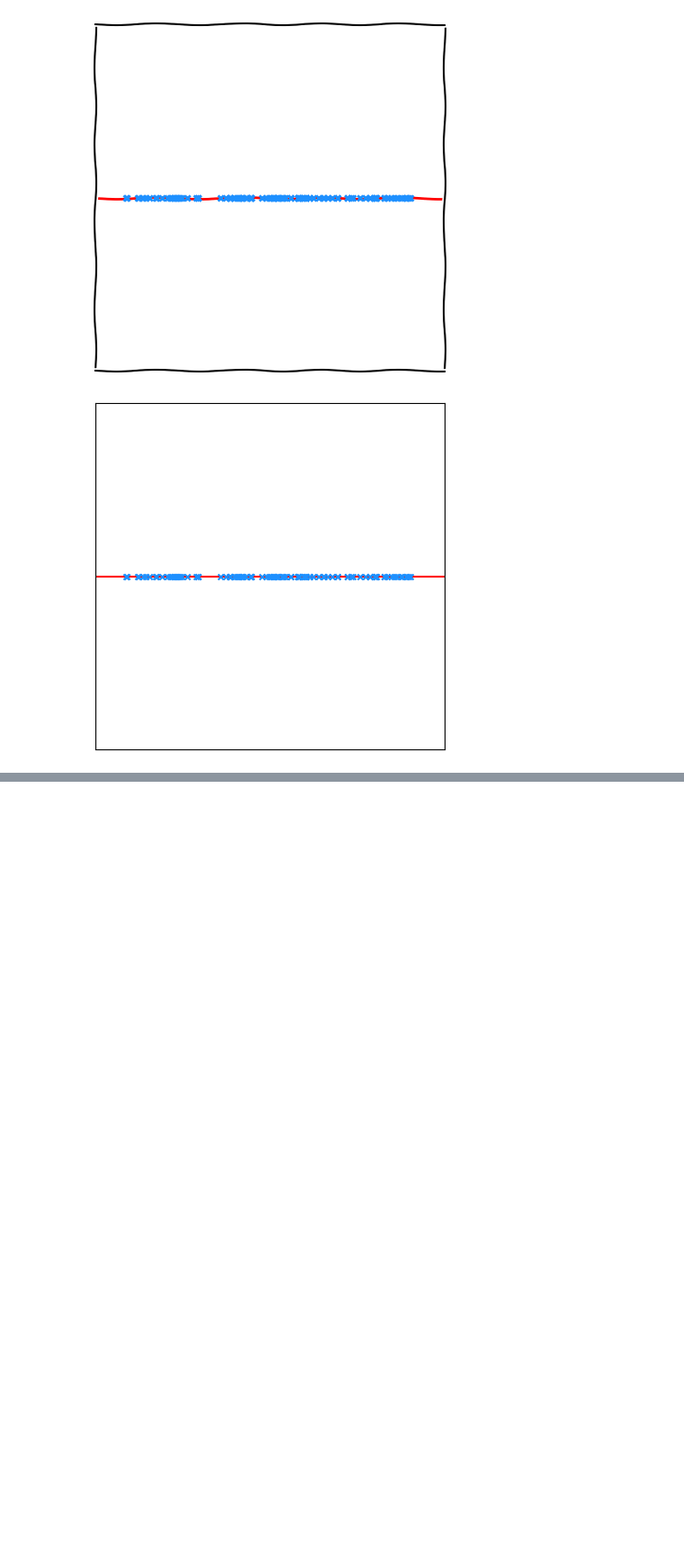
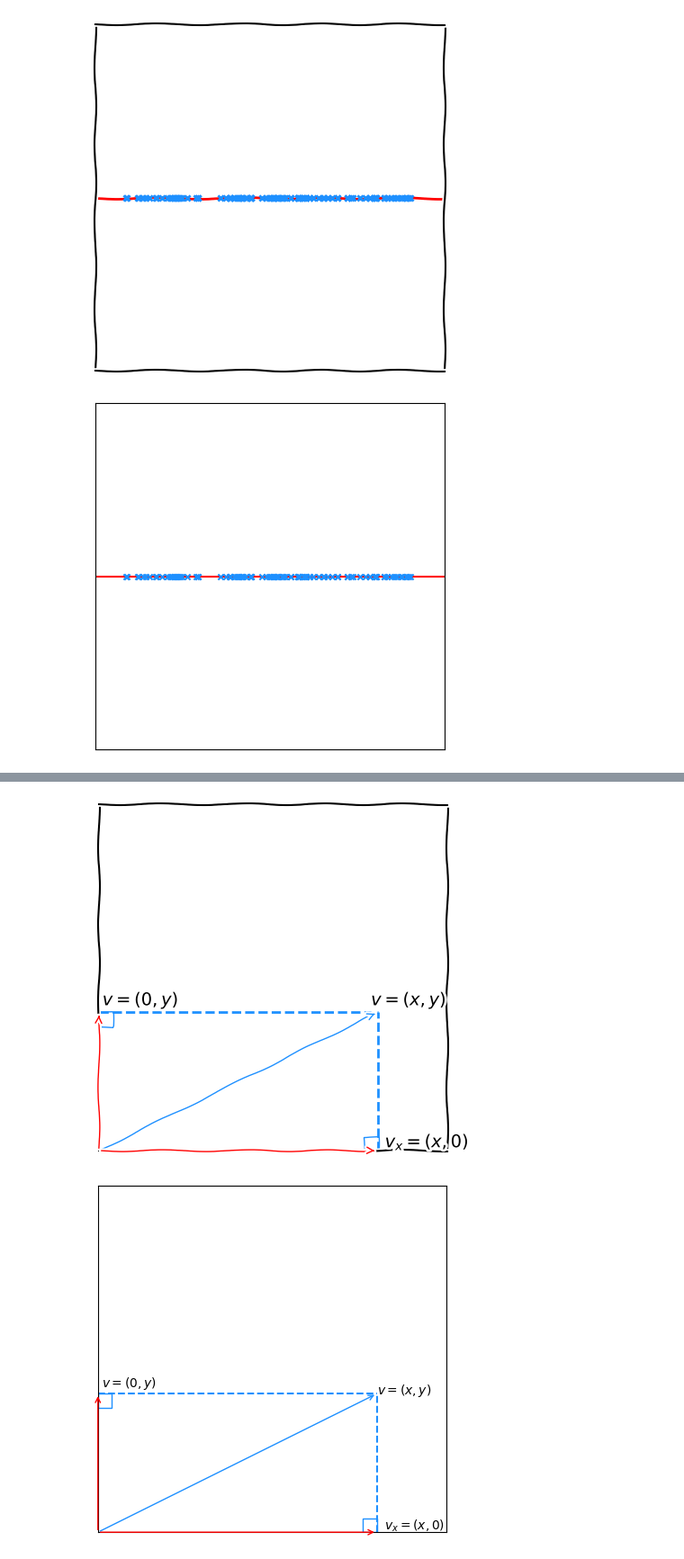
Before and after one commit to HNoorazar/Ag_Others, a Jupyter notebook: Amin/PCA.ipynb, the cells around one changed output, grey strips where cells are left out. Shown at 90% size. Cells and saved outputs as stored; diff of their text form; code cells hidden in the pictures; blank space fills up the shorter version.

```diff
--- a/Amin/PCA.ipynb
+++ b/Amin/PCA.ipynb
@@ -278,3 +273,74 @@ plt.show()
 # %% [output]
 [figure]
 [figure]
+# %%
+import matplotlib.patches as patches
+
+with plt.xkcd():
+    fig, axs = plt.subplots(1, 1, figsize=(5, 5), sharex=True, gridspec_kw={"hspace": 0.15, "wspace": 0.05})
+    # axs.grid(axis="y", which="both")
+
+    vec_len = 100
+    x = np.arange(0, 8.1, 0.1);
+    y = .5 * x
+
+    # axs.plot(x, y, color="r", linewidth=1, zorder=-1);
+    axs.vlines(x = 8, ymin = 0, ymax = max(y), color = 'dodgerblue', linestyles="--")
+    axs.hlines(y = max(y), xmin = 0, xmax = max(x), color = 'dodgerblue', linestyles="--")
+
+    # arrow
+    axs.annotate("", xy=(max(x), max(y)), xytext=(0, 0), arrowprops=dict(arrowstyle="->", color="dodgerblue"))
+    axs.annotate("", xy=(max(x), 0), xytext=(0, 0), arrowprops=dict(arrowstyle="->", color="red"))
+    axs.annotate("", xy=(0, max(y)), xytext=(0, 0), arrowprops=dict(arrowstyle="->", color="red"))
+
+    axs.annotate('$v=(x, y)$', xy=(max(x) - 0.2, max(y)+0.2))
+    axs.annotate('$v_x = (x, 0)$', xy=(max(x) + 0.2, 0.1))
+    axs.annotate('$v=(0, y)$', xy=(.1, max(y) + 0.2))
+
+    square = patches.Rectangle((7.6, 0), .4, .4, edgecolor='dodgerblue', facecolor='none')
+    axs.add_patch(square)
+
+    square = patches.Rectangle((0, 3.6), .4, .4, edgecolor='dodgerblue', facecolor='none')
+    axs.add_patch(square)
+
+    plt.xlim(0, 10)
+    plt.ylim(0, 10)
+
+    plt.gca().xaxis.set_major_locator(plt.NullLocator())
+    plt.gca().yaxis.set_major_locator(plt.NullLocator())
+    file_name = plot_dir + "orth_proj_xkcd.pdf"
+    plt.savefig(fname = file_name, dpi=100, bbox_inches='tight', transparent=False)
+    plt.show()
+
+
+fig, axs = plt.subplots(1, 1, figsize=(5, 5), sharex=True, gridspec_kw={"hspace": 0.15, "wspace": 0.05})
+axs.vlines(x = 8, ymin = 0, ymax = max(y), color = 'dodgerblue', linestyles="--")
+axs.hlines(y = max(y), xmin = 0, xmax = max(x), color = 'dodgerblue', linestyles="--")
+
+# arrow
+axs.annotate("", xy=(max(x), max(y)), xytext=(0, 0), arrowprops=dict(arrowstyle="->", color="dodgerblue"))
+axs.annotate("", xy=(max(x), 0), xytext=(0, 0), arrowprops=dict(arrowstyle="->", color="red"))
+axs.annotate("", xy=(0, max(y)), xytext=(0, 0), arrowprops=dict(arrowstyle="->", color="red"))
+
+axs.annotate('$v=(x, y)$', xy=(max(x), max(y)))
+axs.annotate('$v_x = (x, 0)$', xy=(max(x) + 0.2, 0.1))
+axs.annotate('$v=(0, y)$', xy=(.1, max(y) + 0.2))
+
+
+square = patches.Rectangle((7.6, 0), .4, .4, edgecolor='dodgerblue', facecolor='none')
+axs.add_patch(square)
+
+square = patches.Rectangle((0, 3.6), .4, .4, edgecolor='dodgerblue', facecolor='none')
+axs.add_patch(square)
+
+
+plt.xlim(0, 10)
+plt.ylim(0, 10)
+
+plt.gca().xaxis.set_major_locator(plt.NullLocator())
+plt.gca().yaxis.set_major_locator(plt.NullLocator())
+file_name = plot_dir + "orth_proj.pdf"
+plt.savefig(fname = file_name, dpi=100, bbox_inches='tight', transparent=False)
+
+plt.show()
+# %% [output]
@@ -280,0 +359,2 @@ plt.show()
+[figure, added]
+[figure, added]
```
Also changed, not shown: parts of 8 cells of this notebook, 1 other file.
